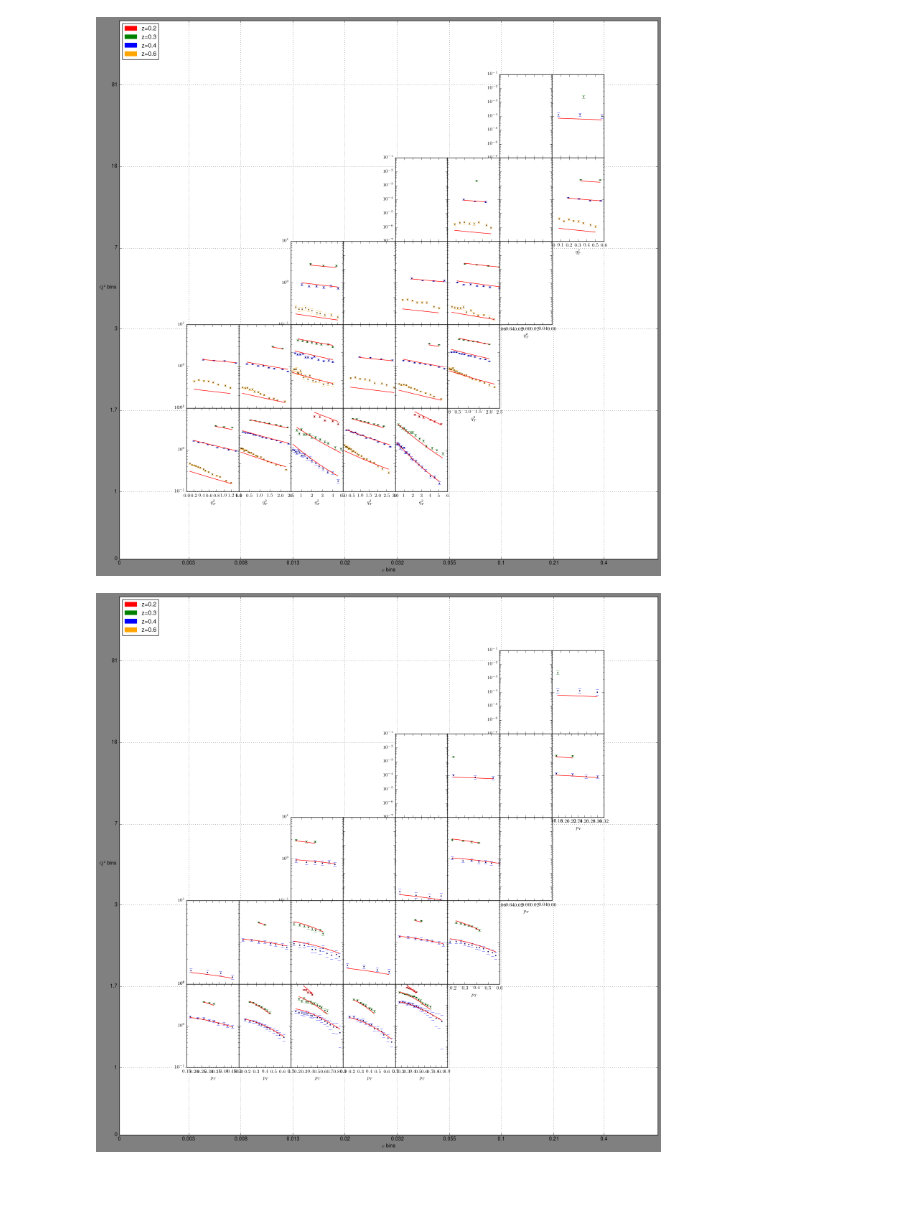
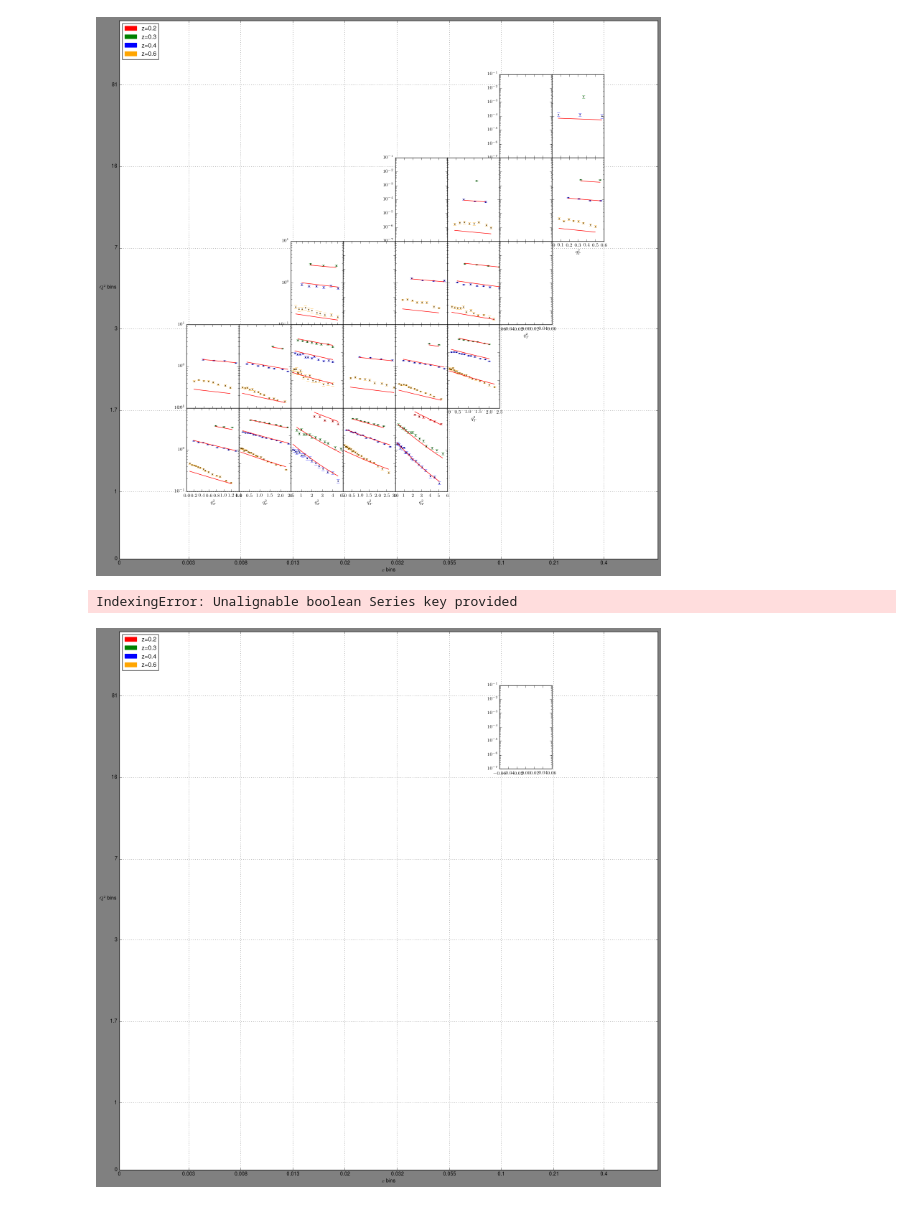
Before and after one commit to prokudin/PSU-PHYS296, a Jupyter notebook: Python/notebooks/COMPASSplot-linux.ipynb, the cells around one changed output. Drawn from its saved outputs; the diff is of its cells as text; code cells hidden in the pictures.

Commit message:
plot

```diff
--- a/Python/notebooks/COMPASSplot-linux.ipynb
+++ b/Python/notebooks/COMPASSplot-linux.ipynb
@@ -46,0 +68,30 @@ Index([      u'Ebeam',          u'F2',           u'N',          u'Q2',
+# %%
+## Reading and resructuring data
+
+data5001whole = df(read(data[-2]))
+
+# Calculate mesurment error
+data5001whole["delta"] = (data5001whole["stat_u"]**2.0+data5001whole["sys_u"]**2.0)**(1/2.0)
+
+##Binning data
+xBin=[0.003,0.008,0.013,0.02,0.032,0.055,0.1,0.21,0.4]
+Q2Bin=[1,1.7,3,7,16,81]
+
+data5001whole['xClas'] = pd.cut(data5001whole['x'], xBin, labels=map(chr, range(97, 97+len(xBin)-1)))
+data5001whole['xBin'] = pd.cut(data5001whole['x'], xBin)
+
+data5001whole['Q2Clas'] = pd.cut(data5001whole['Q2'], Q2Bin, labels=map(chr, range(65, 65+len(Q2Bin)-1)))
+data5001whole['Q2Bin'] = pd.cut(data5001whole['Q2'], Q2Bin)
+
+
+print data5001whole.head()
+
+groups=[['a','A'],['a','B'], ['b','A'], ['b','B'], ['c','A'], ['c','B'], ['c','C'], ['d','A'], ['d','B'], ['d','C'], ['e','A'],
+        ['e','B'], ['e','C'], ['e','D'], ['f','B'], ['f','C'], ['f','D'], ['g','C'], ['g','D'], ['g','E'], ['h','D'], ['h','E']]
+z=data5001whole.z.unique()#groups of z
+gridmap=[6,7,12,13,14,15,18,19,20,21,22,24,25,26,27,28,29,32,33,34,35,36] #map of ith subplots on 5x8 grid
+shairYax=[6,12,18,24,32] #Subplots with y-axes ticks
+shairXax=[15,22,29,32,33,34,35,36] #Subplots with x-axes ticks
+Zcolor=["red","green","blue","orange"]
+Zmark=["o","o","o","o"]
+Zline=[':','-.','--','-']
@@ -191,32 +260,37 @@ ax.set_xticklabels([0]+xBin)
 # Set title and axis labels
 #ax.title("COMPASS Data")
 ax.set_ylabel(r"$Q^2$ bins",rotation="horizontal")
 ax.set_xlabel(r"$x$ bins")
 
 # Set legend
 Zpatch1 = mpatches.Patch(color=Zcolor[0], label='z=0.2')
 Zpatch2 = mpatches.Patch(color=Zcolor[1], label='z=0.3')
 Zpatch3 = mpatches.Patch(color=Zcolor[2], label='z=0.4')
 Zpatch4 = mpatches.Patch(color=Zcolor[3], label='z=0.6')
 ax.legend(handles=[Zpatch1,Zpatch2,Zpatch3,Zpatch4],loc='upper left')
 ax.grid()
 
 for group,grid in zip(range(len(groups)),gridmap):
     data_bin=data5001.query('xClas=="%s" and Q2Clas=="%s"' %(groups[group][0],groups[group][1]))
+    data_bin_whole=data5001whole.query('xClas=="%s" and Q2Clas=="%s"' %(groups[group][0],groups[group][1]))
     k=0 #counter
     for i in z:
         ax = fig.add_subplot(innerGrid[grid])
         ax.set_yscale("log")
         ax.errorbar(data_bin.pT[data_bin.z==i],data_bin.value[data_bin.z==i],#x,y
                     data_bin.delta[data_bin.z==i],#errorbars
-                    color=Zcolor[k],marker=Zmark[k],linestyle=Zline[k],linewidth=0,markersize=2)#line properties
+                    color=Zcolor[k],marker=Zmark[k],linestyle=Zline[k],linewidth=0,markersize=2)#whole data
+        ax.errorbar(data_bin_whole.pT[data_bin.z==i],data_bin_whole.value[data_bin.z==i],#x,y
+                    data_bin_whole.delta[data_bin.z==i],#errorbars
+                    color=Zcolor[k],marker=Zmark[k],linestyle=Zline[k],linewidth=0,markersize=2)#fitted data
         #print data_bin_theory
         ax.plot(data_bin.pT[data_bin.z==i],data_bin.thy[data_bin.z==i],'r-')
         if grid not in shairYax:
             ax.set_yticklabels('')
         if grid not in shairXax:
             ax.set_xticklabels('')
         k+=1 #add one to counter
         ax.set_xlabel(r"$p_T$")
 # %% [output]
+IndexingError: Unalignable boolean Series key provided
-[figure, old version]
+[figure, new version]
```
Also changed, not shown: parts of 2 cells of this notebook.
